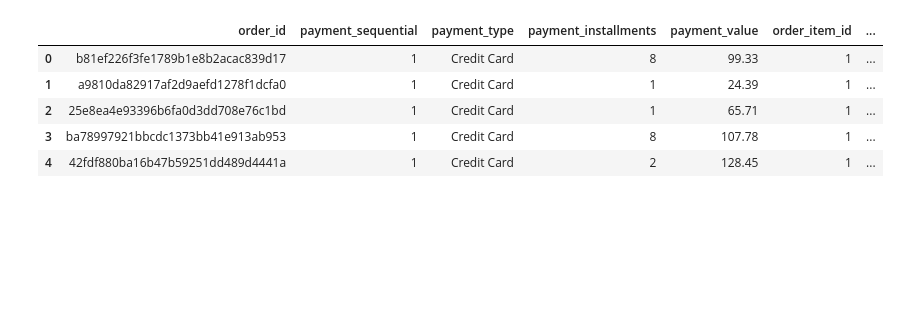
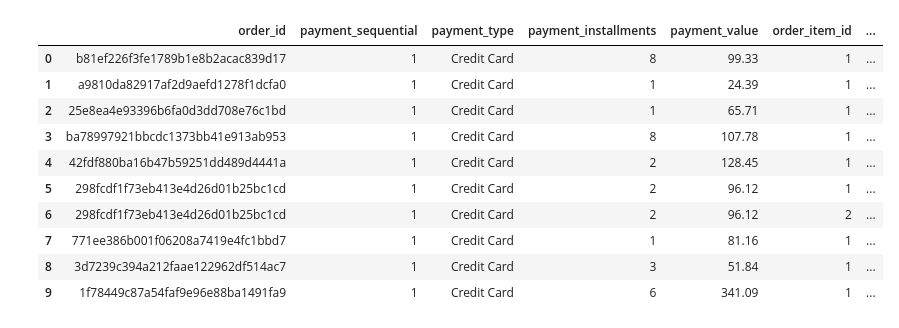
Before and after one commit to skamos/Python, a Jupyter notebook: Openclassroms/Projet_4_Nettoyage.ipynb, the cells around one changed output. Drawn from its saved outputs; the diff is of its cells as text; code cells hidden in the pictures; blank space fills up the shorter version.

```diff
--- a/Openclassroms/Projet_4_Nettoyage.ipynb
+++ b/Openclassroms/Projet_4_Nettoyage.ipynb
@@ -85,0 +203,11 @@ df.shape
+# %%
+order_agg = {'price': 'mean',
+             'freight_value': 'sum',
+             'product_name_lenght': 'mean',
+             'product_description_lenght': 'mean',
+             'product_photos_qty': 'mean',
+             'orthodromique_distance_log': 'mean',
+             'product_volume_log': 'mean',
+             'product_weight_g_log': 'mean'
+            }
+df = df.merge(df_order_items.groupby('customer_unique_id').agg(order_agg), on='customer_unique_id')
@@ -86 +278,4 @@ df.shape
+# %%
+df_onehot = pd.get_dummies(df[['seller_state', 'customer_state', 'order_purchase_day', 'order_purchase_mon', 'order_purchase_time_day']], prefix=['seller_state', 'customer_state', 'order_purchase_day', 'order_purchase_mon', 'order_purchase_time_day'])
+df = df.join(df_onehot)
 # %%
@@ -90,4 +284,0 @@ df.dropna().shape
-# %%
-df['product_category_name_english'].fillna('unknown', inplace=True)
-# %%
-df.dropna(inplace=True)
@@ -99,9 +519,14 @@ df.groupby('month_year').sum()['payment_value'].sort_index().plot()
 # %%
-df.head()
+df.head(10)
 # %% [output]
 |  | order_id | payment_sequential | payment_type | payment_installments | payment_value | order_item_id | ... |
 | 0 | b81ef226f3fe1789b1e8b2acac839d17 | 1 | Credit Card | 8 | 99.33 | 1 | ... |
 | 1 | a9810da82917af2d9aefd1278f1dcfa0 | 1 | Credit Card | 1 | 24.39 | 1 | ... |
 | 2 | 25e8ea4e93396b6fa0d3dd708e76c1bd | 1 | Credit Card | 1 | 65.71 | 1 | ... |
 | 3 | ba78997921bbcdc1373bb41e913ab953 | 1 | Credit Card | 8 | 107.78 | 1 | ... |
 | 4 | 42fdf880ba16b47b59251dd489d4441a | 1 | Credit Card | 2 | 128.45 | 1 | ... |
+| 5 | 298fcdf1f73eb413e4d26d01b25bc1cd | 1 | Credit Card | 2 | 96.12 | 1 | ... |
+| 6 | 298fcdf1f73eb413e4d26d01b25bc1cd | 1 | Credit Card | 2 | 96.12 | 2 | ... |
+| 7 | 771ee386b001f06208a7419e4fc1bbd7 | 1 | Credit Card | 1 | 81.16 | 1 | ... |
+| 8 | 3d7239c394a212faae122962df514ac7 | 1 | Credit Card | 3 | 51.84 | 1 | ... |
+| 9 | 1f78449c87a54faf9e96e88ba1491fa9 | 1 | Credit Card | 6 | 341.09 | 1 | ... |
```
Also changed, not shown: parts of 72 cells of this notebook.
